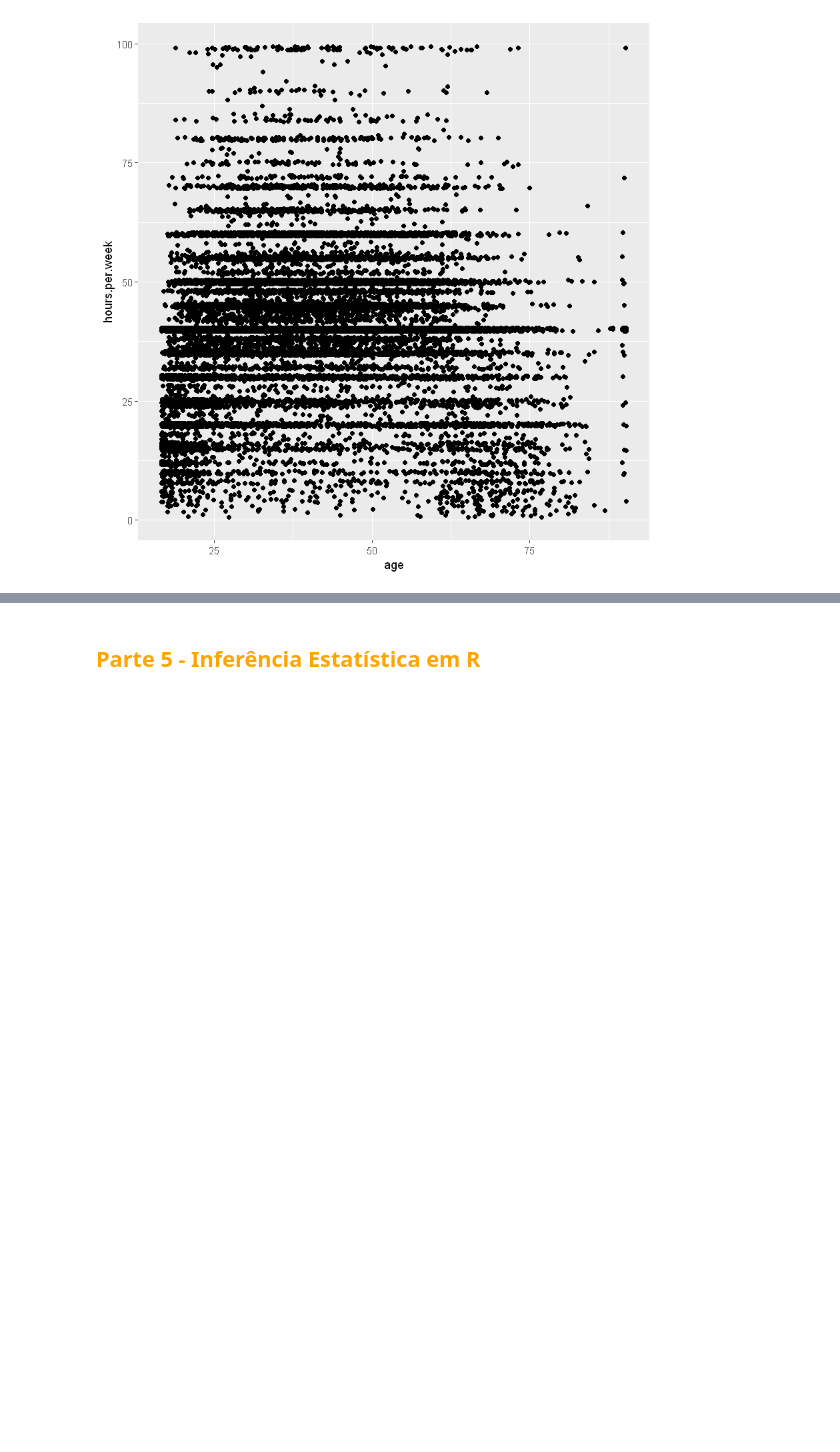
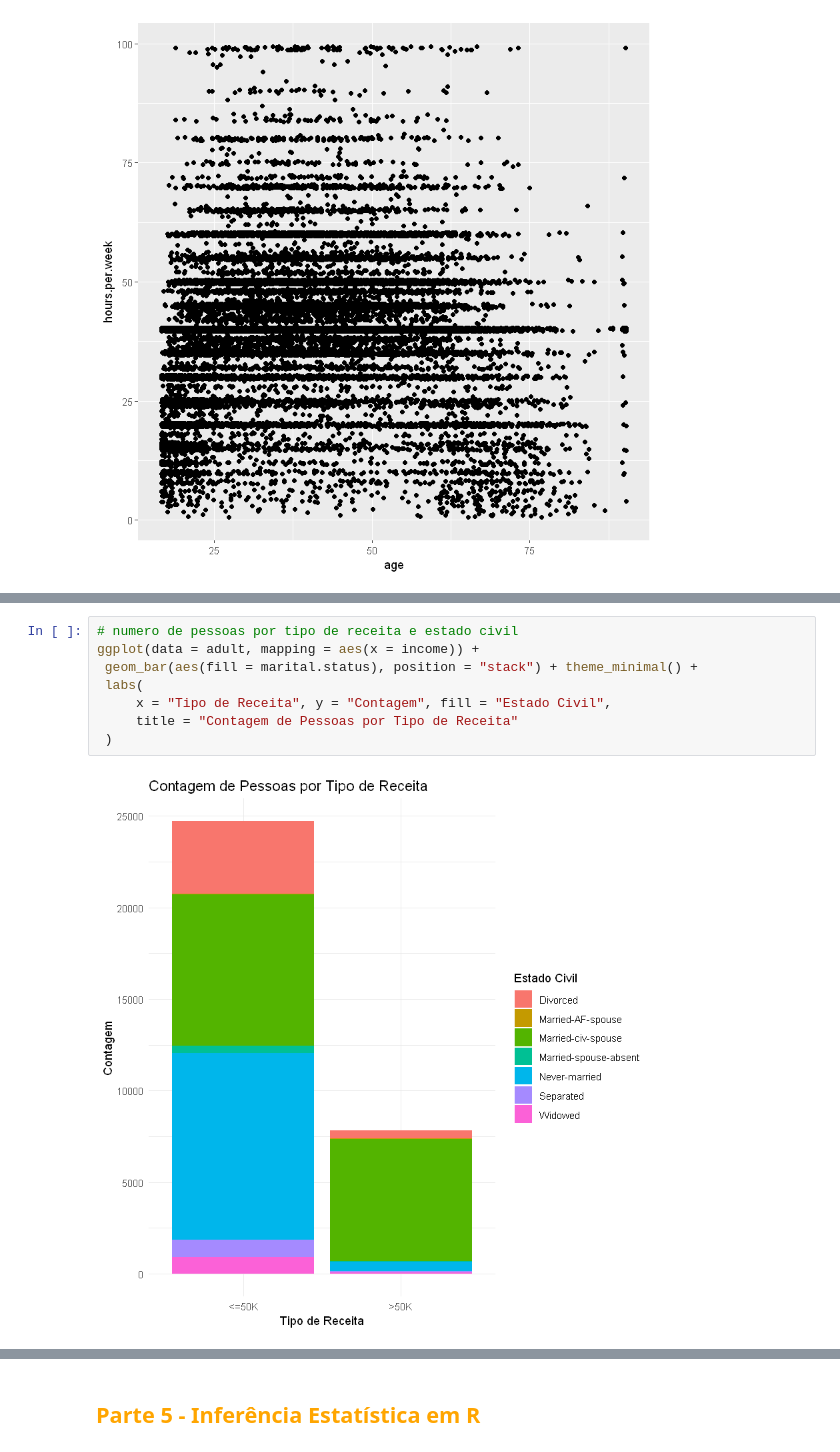
Before and after one commit to turing-usp/workshop_estatistica_com_R, a Jupyter notebook: Adult_gabarito.ipynb, the cells around one changed output, grey strips where cells are left out. Cells and saved outputs as stored; diff of their text form; blank space fills up the shorter version.

```diff
--- a/Adult_gabarito.ipynb
+++ b/Adult_gabarito.ipynb
@@ -757,0 +776,10 @@ labs(
+# %%
+# numero de pessoas por tipo de receita e estado civil
+ggplot(data = adult, mapping = aes(x = income)) +
+ geom_bar(aes(fill = marital.status), position = "stack") + theme_minimal() +
+ labs(
+     x = "Tipo de Receita", y = "Contagem", fill = "Estado Civil",
+     title = "Contagem de Pessoas por Tipo de Receita"
+ )
+# %% [output]
+[figure, added]
```
Also changed, not shown: parts of 9 cells of this notebook.
